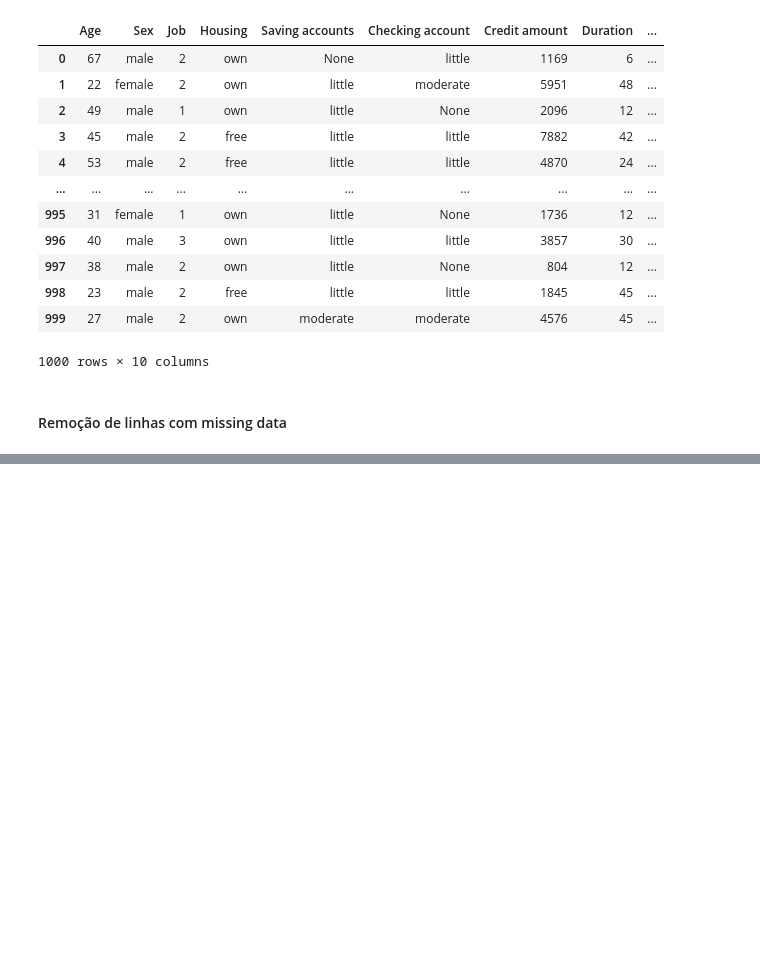
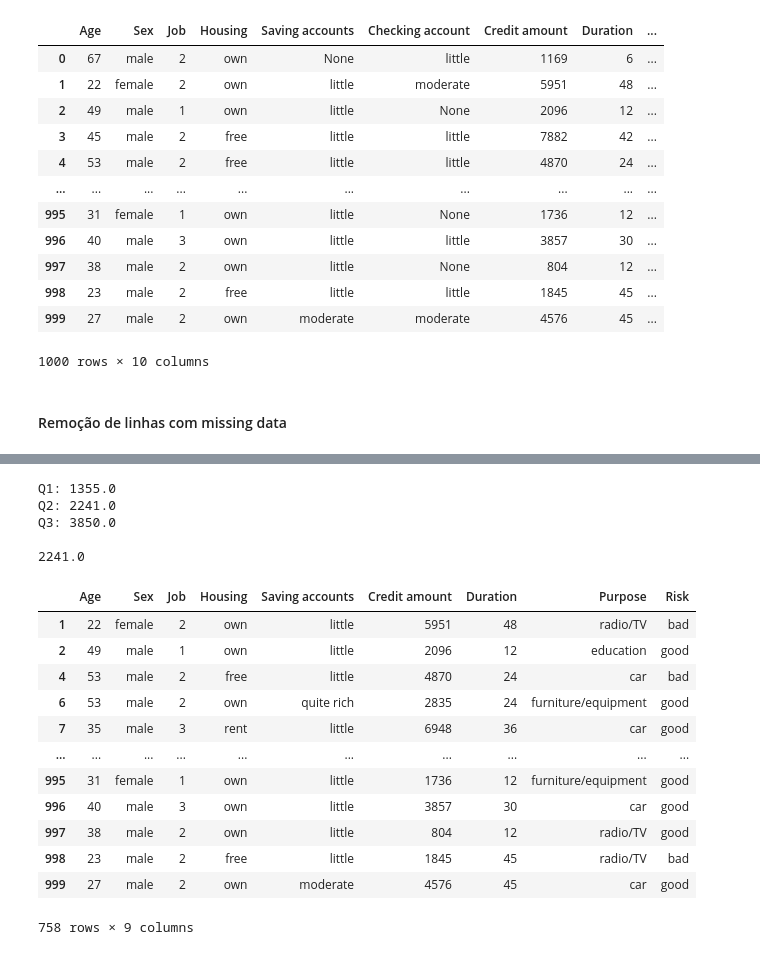
Before and after one commit to BrunoWolf03/T1-INF1038, a Jupyter notebook: src/preproc.ipynb, the cells around one changed output, grey strips where cells are left out. Drawn from its saved outputs; the diff is of its cells as text; code cells hidden in the pictures; blank space fills up the shorter version.

```diff
--- a/src/preproc.ipynb
+++ b/src/preproc.ipynb
@@ -43,0 +49,30 @@ df
+# %%
+Q1 = df['Credit amount'].quantile(0.25) # Primeiro quartil
+Q2 = df['Credit amount'].quantile(0.50) # Segundo quartil
+Q3 = df['Credit amount'].quantile(0.75) # Terceiro quartil
+print(f"Q1: {Q1}")
+print(f"Q2: {Q2}")
+print(f"Q3: {Q3}\n")
+print(df['Credit amount'].median())
+
+df = df[df['Credit amount'] < Q3 + 1.5 * (Q3-Q1)]
+df
+# %% [output]
+Q1: 1355.0
+Q2: 2241.0
+Q3: 3850.0
+
+2241.0
+|  | Age | Sex | Job | Housing | Saving accounts | Credit amount | Duration | Purpose | Risk |
+| 1 | 22 | female | 2 | own | little | 5951 | 48 | radio/TV | bad |
+| 2 | 49 | male | 1 | own | little | 2096 | 12 | education | good |
+| 4 | 53 | male | 2 | free | little | 4870 | 24 | car | bad |
+| 6 | 53 | male | 2 | own | quite rich | 2835 | 24 | furniture/equipment | good |
+| 7 | 35 | male | 3 | rent | little | 6948 | 36 | car | good |
+| ... | ... | ... | ... | ... | ... | ... | ... | ... | ... |
+| 995 | 31 | female | 1 | own | little | 1736 | 12 | furniture/equipment | good |
+| 996 | 40 | male | 3 | own | little | 3857 | 30 | car | good |
+| 997 | 38 | male | 2 | own | little | 804 | 12 | radio/TV | good |
+| 998 | 23 | male | 2 | free | little | 1845 | 45 | radio/TV | bad |
+| 999 | 27 | male | 2 | own | moderate | 4576 | 45 | car | good |
+758 rows × 9 columns
```
Also changed, not shown: parts of 2 cells of this notebook, 2 other files.
